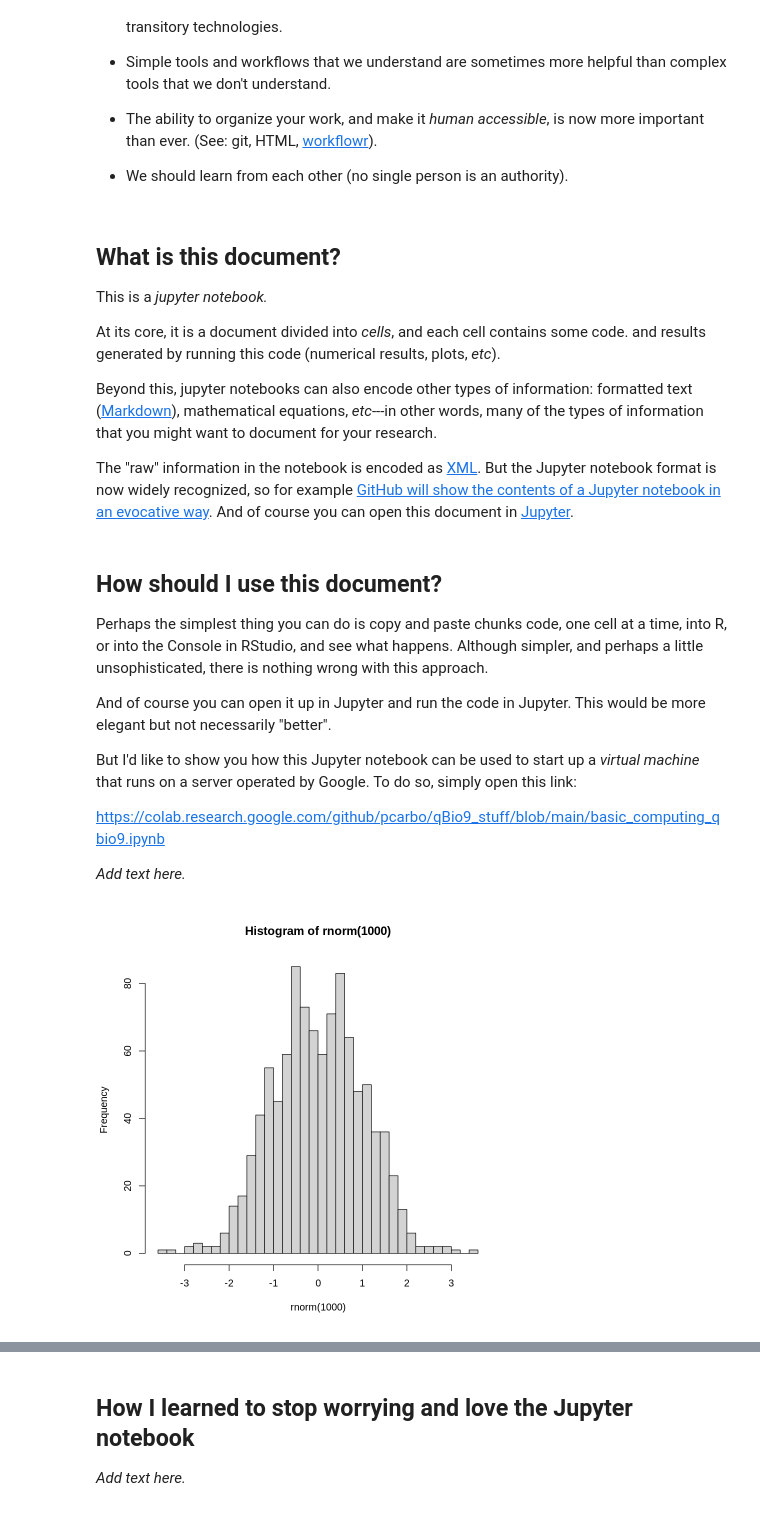
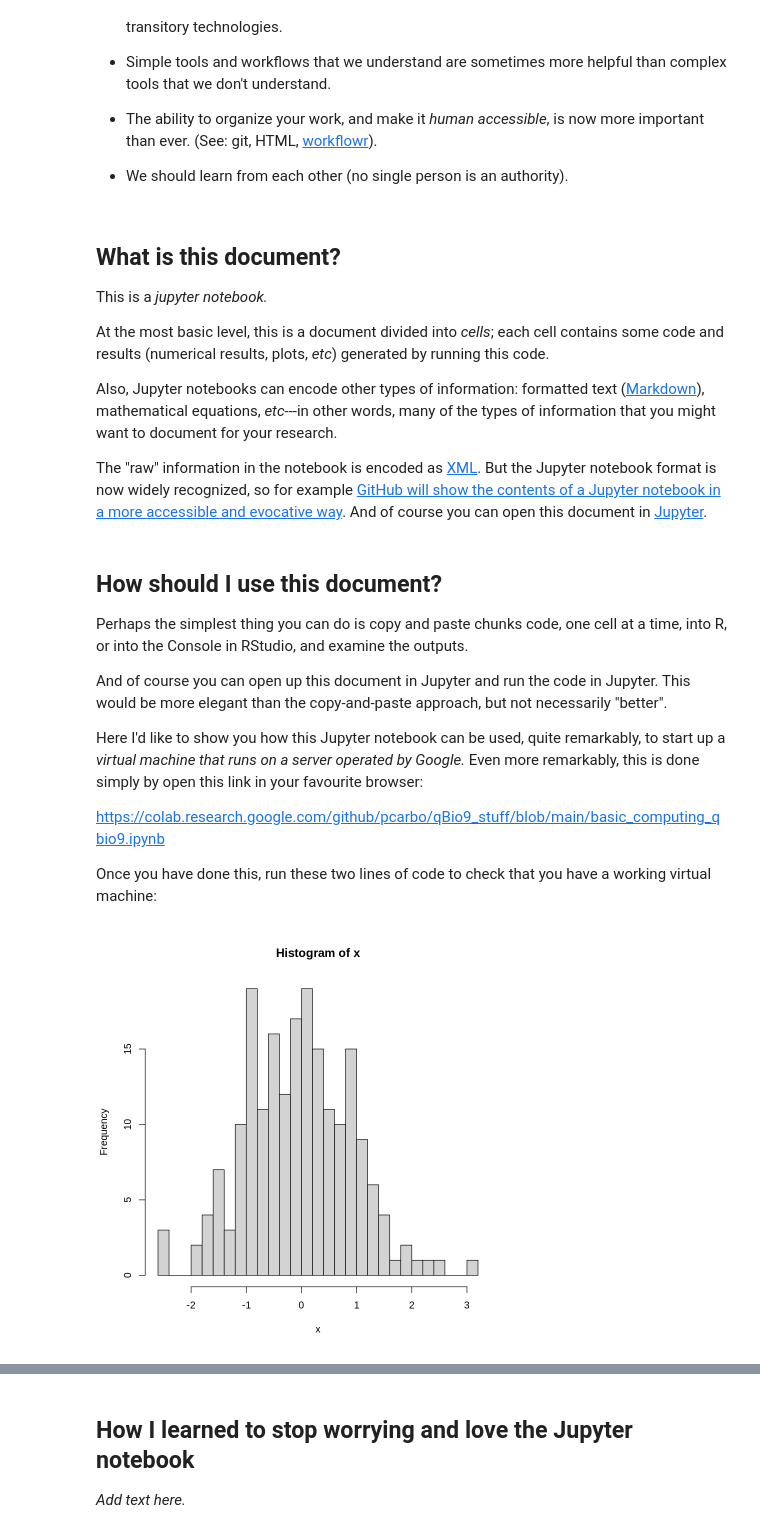
Before and after one commit to pcarbo/qBio9_stuff, a Jupyter notebook: basic_computing_qbio9.ipynb, the cells around one changed output, grey strips where cells are left out. Cells and saved outputs as stored; diff of their text form; code cells hidden in the pictures.

Commit message:
Added a mini-analysis as a first example of running a data analysis in R.

```diff
--- a/basic_computing_qbio9.ipynb
+++ b/basic_computing_qbio9.ipynb
@@ -31,28 +31,27 @@ What is this document?
 
 This is a *jupyter notebook.*
 
-At its core, it is a document divided into *cells*, and each cell contains some code. and results generated by running this code (numerical results, plots, *etc*).
+At the most basic level, this is a document divided into *cells*; each cell contains some code and results (numerical results, plots, *etc*) generated by running this code.
 
-Beyond this, jupyter notebooks can also encode other types of information:
+Also, Jupyter notebooks can encode other types of information:
 formatted text ([Markdown](https://daringfireball.net/projects/markdown/syntax)), mathematical equations, *etc*---in other words, many of the types of information that you might want to document for your research.
 
-The "raw" information in the notebook is encoded as [XML](https://github.com/pcarbo/qBio9_stuff/blob/main/basic_computing_qbio9.ipynb?short_path=481ca6b).  But the Jupyter notebook format is now widely recognized, so for example [GitHub will show the contents of a Jupyter notebook in an evocative
-way](https://github.com/pcarbo/qBio9_stuff/blob/main/basic_computing_qbio9.ipynb). And of course you can open this document in [Jupyter](https://jupyter.org).
+The "raw" information in the notebook is encoded as [XML](https://github.com/pcarbo/qBio9_stuff/blob/main/basic_computing_qbio9.ipynb?short_path=481ca6b).  But the Jupyter notebook format is now widely recognized, so for example [GitHub will show the contents of a Jupyter notebook in a more accessible and evocative way](https://github.com/pcarbo/qBio9_stuff/blob/main/basic_computing_qbio9.ipynb). And of course you can open this document in [Jupyter](https://jupyter.org).
 # %% [markdown]
 How should I use this document?
 -------------------------------
 
-Perhaps the simplest thing you can do is copy and paste chunks code, one cell at a time, into R, or into the Console in RStudio, and see what happens.
-Although simpler, and perhaps a little unsophisticated, there is nothing wrong with this approach.
+Perhaps the simplest thing you can do is copy and paste chunks code, one cell at a time, into R, or into the Console in RStudio, and examine the outputs.
 
-And of course you can open it up in Jupyter and run the code in Jupyter. This would be more elegant but not necessarily "better".
+And of course you can open up this document in Jupyter and run the code in Jupyter. This would be more elegant than the copy-and-paste approach, but not necessarily "better".
 
-But I'd like to show you how this Jupyter notebook can be used to start up a *virtual machine* that runs on a server operated by Google. To do so, simply open this link:
+Here I'd like to show you how this Jupyter notebook can be used, quite remarkably, to start up a *virtual machine that runs on a server operated by Google.* Even more remarkably, this is done simply by open this link in your favourite browser:
 
 https://colab.research.google.com/github/pcarbo/qBio9_stuff/blob/main/basic_computing_qbio9.ipynb
 
-*Add text here.*
+Once you have done this, run these two lines of code to check that you have a working virtual machine:
 # %%
-hist(rnorm(1000),n = 32)
+x <- rnorm(200)
+hist(x,n = 32)
 # %% [output]
-[figure, old version]
+[figure, new version]
```
Also changed, not shown: parts of 7 cells of this notebook.
